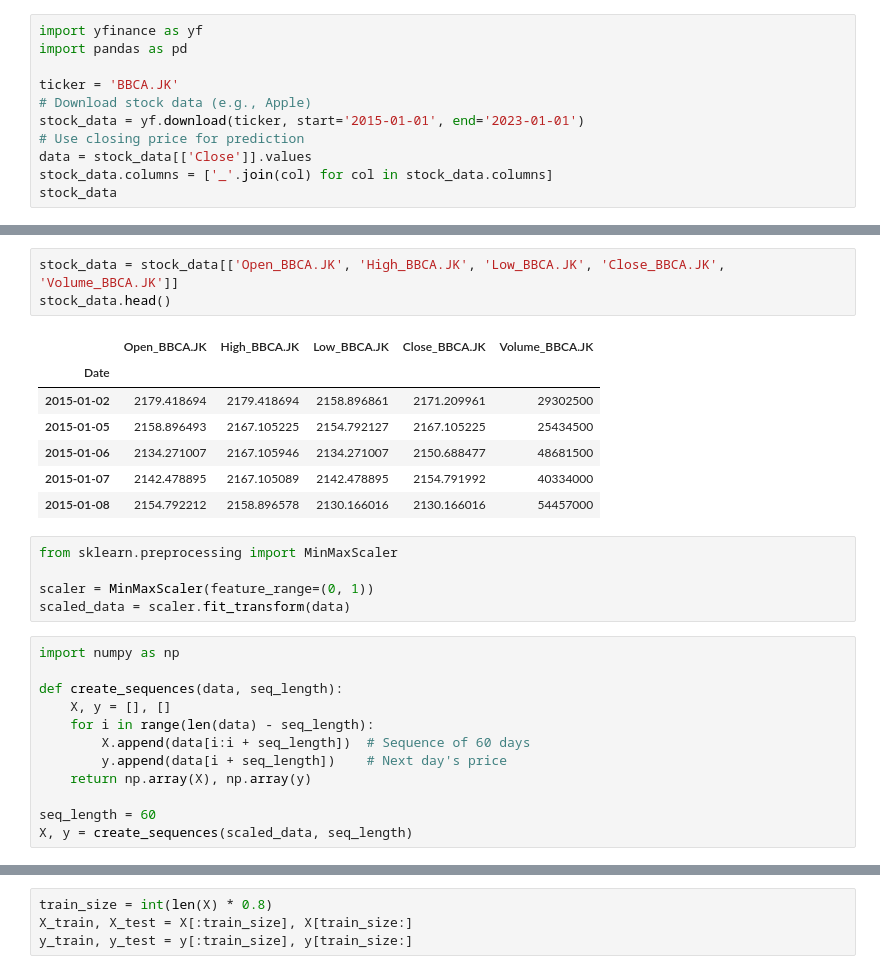
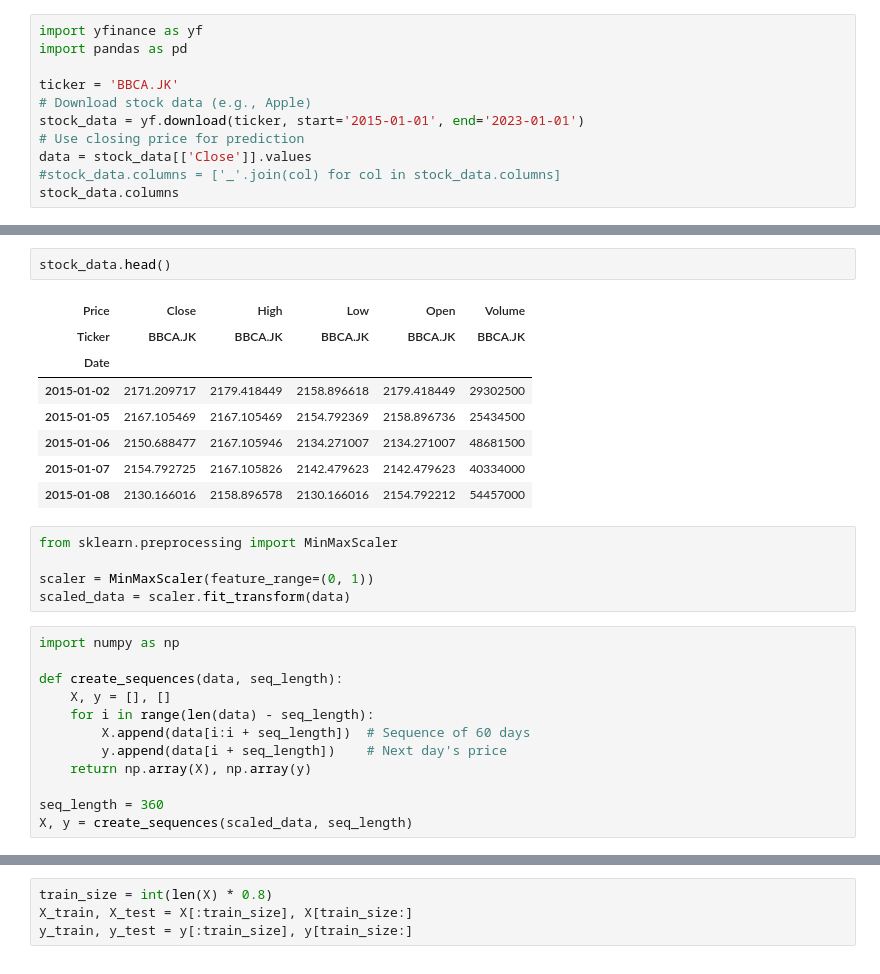
Before and after one commit to patricktelnoni/pabwganjil, a Jupyter notebook: Stock Bert Prediction.ipynb, the cells around one changed output, grey strips where cells are left out. Drawn from its saved outputs; the diff is of its cells as text.

Commit message:
finnally solve yfinance column

```diff
--- a/Stock Bert Prediction.ipynb
+++ b/Stock Bert Prediction.ipynb
@@ -52,7 +27,7 @@ ticker = 'BBCA.JK'
 stock_data = yf.download(ticker, start='2015-01-01', end='2023-01-01')
 # Use closing price for prediction
 data = stock_data[['Close']].values
-stock_data.columns = ['_'.join(col) for col in stock_data.columns]
-stock_data
+#stock_data.columns = ['_'.join(col) for col in stock_data.columns]
+stock_data.columns
 # %% [output]
 [*********************100%***********************]  1 of 1 completed
@@ -73,14 +40,14 @@ stock_data
 # %%
-stock_data = stock_data[['Open_BBCA.JK', 'High_BBCA.JK', 'Low_BBCA.JK', 'Close_BBCA.JK', 'Volume_BBCA.JK']]
 stock_data.head()
 # %% [output]
-|  | Open_BBCA.JK | High_BBCA.JK | Low_BBCA.JK | Close_BBCA.JK | Volume_BBCA.JK |
+| Price | Close | High | Low | Open | Volume |
+| Ticker | BBCA.JK | BBCA.JK | BBCA.JK | BBCA.JK | BBCA.JK |
 | Date |  |  |  |  |  |
-| 2015-01-02 | 2179.418694 | 2179.418694 | 2158.896861 | 2171.209961 | 29302500 |
-| 2015-01-05 | 2158.896493 | 2167.105225 | 2154.792127 | 2167.105225 | 25434500 |
-| 2015-01-06 | 2134.271007 | 2167.105946 | 2134.271007 | 2150.688477 | 48681500 |
-| 2015-01-07 | 2142.478895 | 2167.105089 | 2142.478895 | 2154.791992 | 40334000 |
-| 2015-01-08 | 2154.792212 | 2158.896578 | 2130.166016 | 2130.166016 | 54457000 |
+| 2015-01-02 | 2171.209717 | 2179.418449 | 2158.896618 | 2179.418449 | 29302500 |
+| 2015-01-05 | 2167.105469 | 2167.105469 | 2154.792369 | 2158.896736 | 25434500 |
+| 2015-01-06 | 2150.688477 | 2167.105946 | 2134.271007 | 2134.271007 | 48681500 |
+| 2015-01-07 | 2154.792725 | 2167.105826 | 2142.479623 | 2142.479623 | 40334000 |
+| 2015-01-08 | 2130.166016 | 2158.896578 | 2130.166016 | 2154.792212 | 54457000 |
 # %%
 from sklearn.preprocessing import MinMaxScaler
 
@@ -96,5 +63,5 @@ def create_sequences(data, seq_length):
         y.append(data[i + seq_length])    # Next day's price
     return np.array(X), np.array(y)
 
-seq_length = 60
+seq_length = 360
 X, y = create_sequences(scaled_data, seq_length)
```
Also changed, not shown: parts of 23 cells of this notebook, 1 other file.
